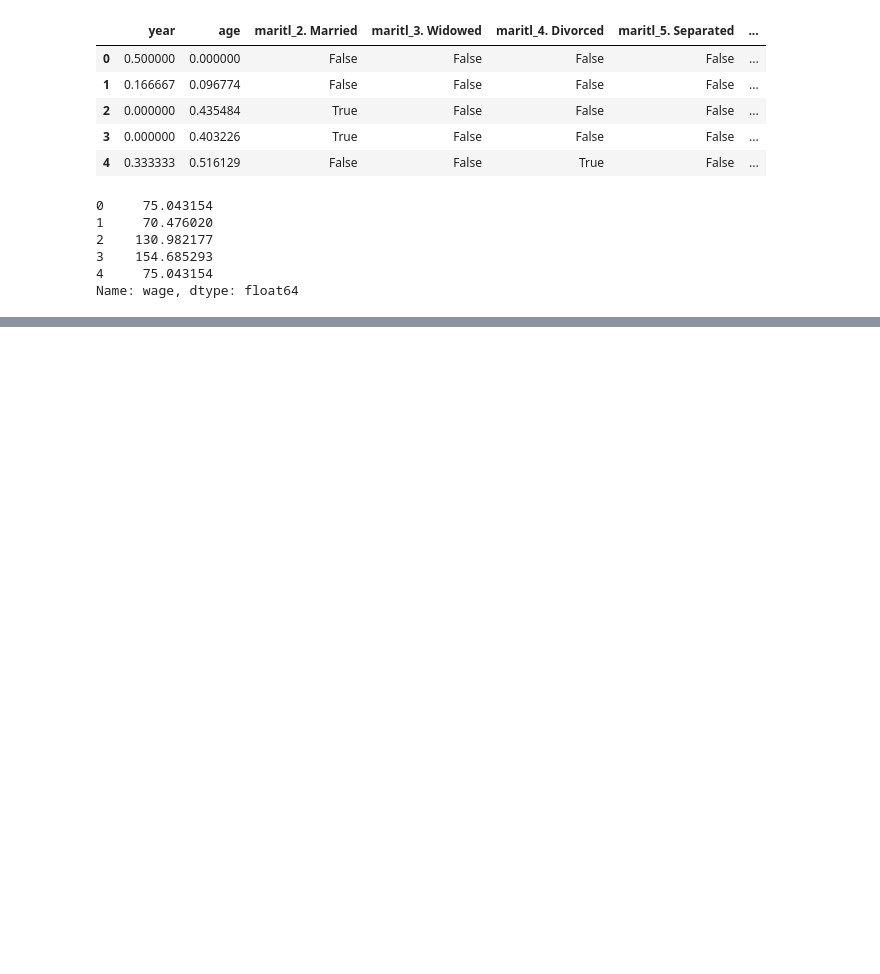
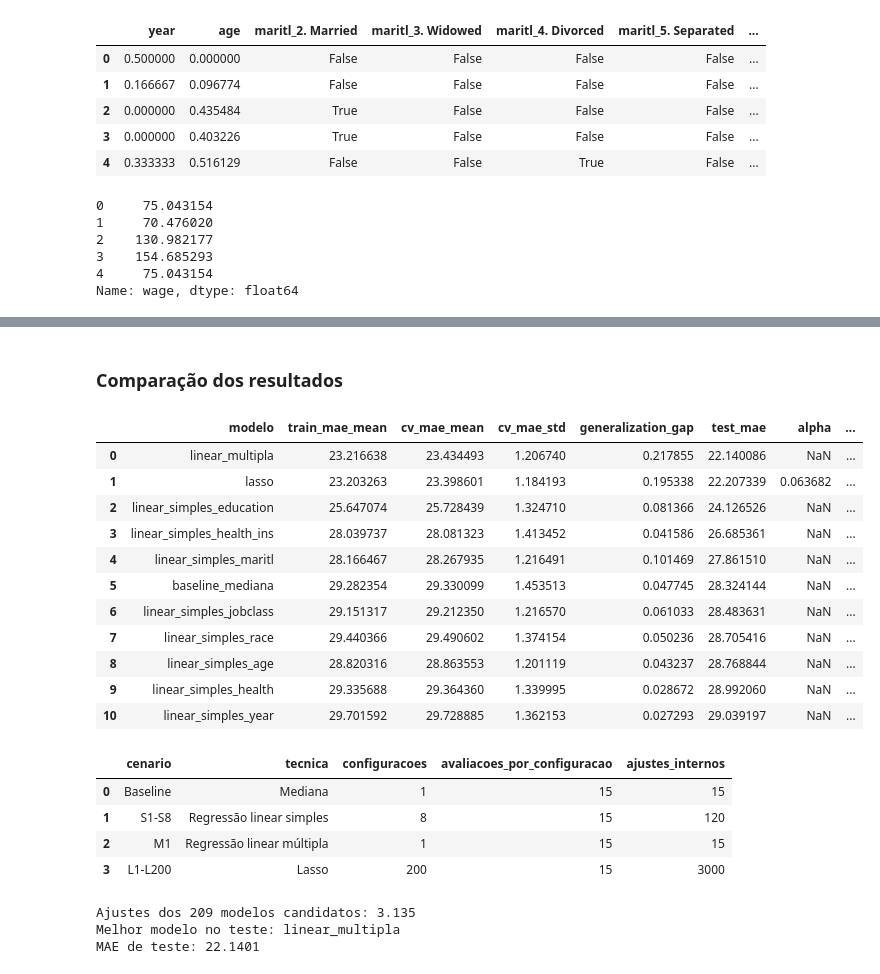
Before and after one commit to daniel-cagy/previsao-salarial-modelos-lineares, a Jupyter notebook: notebooks/main.ipynb, the cells around one changed output, grey strips where cells are left out. Saved outputs shown, nothing was run; the diff lists cells and outputs as text; code cells hidden in the pictures; blank space fills up the shorter version.

```diff
--- a/notebooks/main.ipynb
+++ b/notebooks/main.ipynb
@@ -172,0 +476,46 @@ Name: wage, dtype: float64
+# %% [markdown]
+### Comparação dos resultados
+# %%
+resultados_df = (
+    pd.DataFrame(resultados)
+    .sort_values('test_mae')
+    .reset_index(drop=True)
+)
+display(resultados_df[[
+    'modelo', 'train_mae_mean', 'cv_mae_mean', 'cv_mae_std',
+    'generalization_gap', 'test_mae', 'alpha', 'n_zero_coefficients'
+]])
+
+cenarios_df = pd.DataFrame([
+    {'cenario': 'Baseline', 'tecnica': 'Mediana', 'configuracoes': 1, 'avaliacoes_por_configuracao': 15, 'ajustes_internos': 15},
+    {'cenario': 'S1-S8', 'tecnica': 'Regressão linear simples', 'configuracoes': 8, 'avaliacoes_por_configuracao': 15, 'ajustes_internos': 120},
+    {'cenario': 'M1', 'tecnica': 'Regressão linear múltipla', 'configuracoes': 1, 'avaliacoes_por_configuracao': 15, 'ajustes_internos': 15},
+    {'cenario': 'L1-L200', 'tecnica': 'Lasso', 'configuracoes': 200, 'avaliacoes_por_configuracao': 15, 'ajustes_internos': 3000},
+])
+display(cenarios_df)
+print(f'Ajustes dos 209 modelos candidatos: {209 * N_SPLITS * N_REPEATS:,}'.replace(',', '.'))
+
+melhor_resultado = resultados_df.iloc[0]
+print(f"Melhor modelo no teste: {melhor_resultado['modelo']}")
+print(f"MAE de teste: {melhor_resultado['test_mae']:.4f}")
+# %% [output]
+|  | modelo | train_mae_mean | cv_mae_mean | cv_mae_std | generalization_gap | test_mae | alpha | ... |
+| 0 | linear_multipla | 23.216638 | 23.434493 | 1.206740 | 0.217855 | 22.140086 | NaN | ... |
+| 1 | lasso | 23.203263 | 23.398601 | 1.184193 | 0.195338 | 22.207339 | 0.063682 | ... |
+| 2 | linear_simples_education | 25.647074 | 25.728439 | 1.324710 | 0.081366 | 24.126526 | NaN | ... |
+| 3 | linear_simples_health_ins | 28.039737 | 28.081323 | 1.413452 | 0.041586 | 26.685361 | NaN | ... |
+| 4 | linear_simples_maritl | 28.166467 | 28.267935 | 1.216491 | 0.101469 | 27.861510 | NaN | ... |
+| 5 | baseline_mediana | 29.282354 | 29.330099 | 1.453513 | 0.047745 | 28.324144 | NaN | ... |
+| 6 | linear_simples_jobclass | 29.151317 | 29.212350 | 1.216570 | 0.061033 | 28.483631 | NaN | ... |
+| 7 | linear_simples_race | 29.440366 | 29.490602 | 1.374154 | 0.050236 | 28.705416 | NaN | ... |
+| 8 | linear_simples_age | 28.820316 | 28.863553 | 1.201119 | 0.043237 | 28.768844 | NaN | ... |
+| 9 | linear_simples_health | 29.335688 | 29.364360 | 1.339995 | 0.028672 | 28.992060 | NaN | ... |
+| 10 | linear_simples_year | 29.701592 | 29.728885 | 1.362153 | 0.027293 | 29.039197 | NaN | ... |
+|  | cenario | tecnica | configuracoes | avaliacoes_por_configuracao | ajustes_internos |
+| 0 | Baseline | Mediana | 1 | 15 | 15 |
+| 1 | S1-S8 | Regressão linear simples | 8 | 15 | 120 |
+| 2 | M1 | Regressão linear múltipla | 1 | 15 | 15 |
+| 3 | L1-L200 | Lasso | 200 | 15 | 3000 |
+Ajustes dos 209 modelos candidatos: 3.135
+Melhor modelo no teste: linear_multipla
+MAE de teste: 22.1401
```
Also changed, not shown: parts of 17 cells of this notebook, 12 other files.
